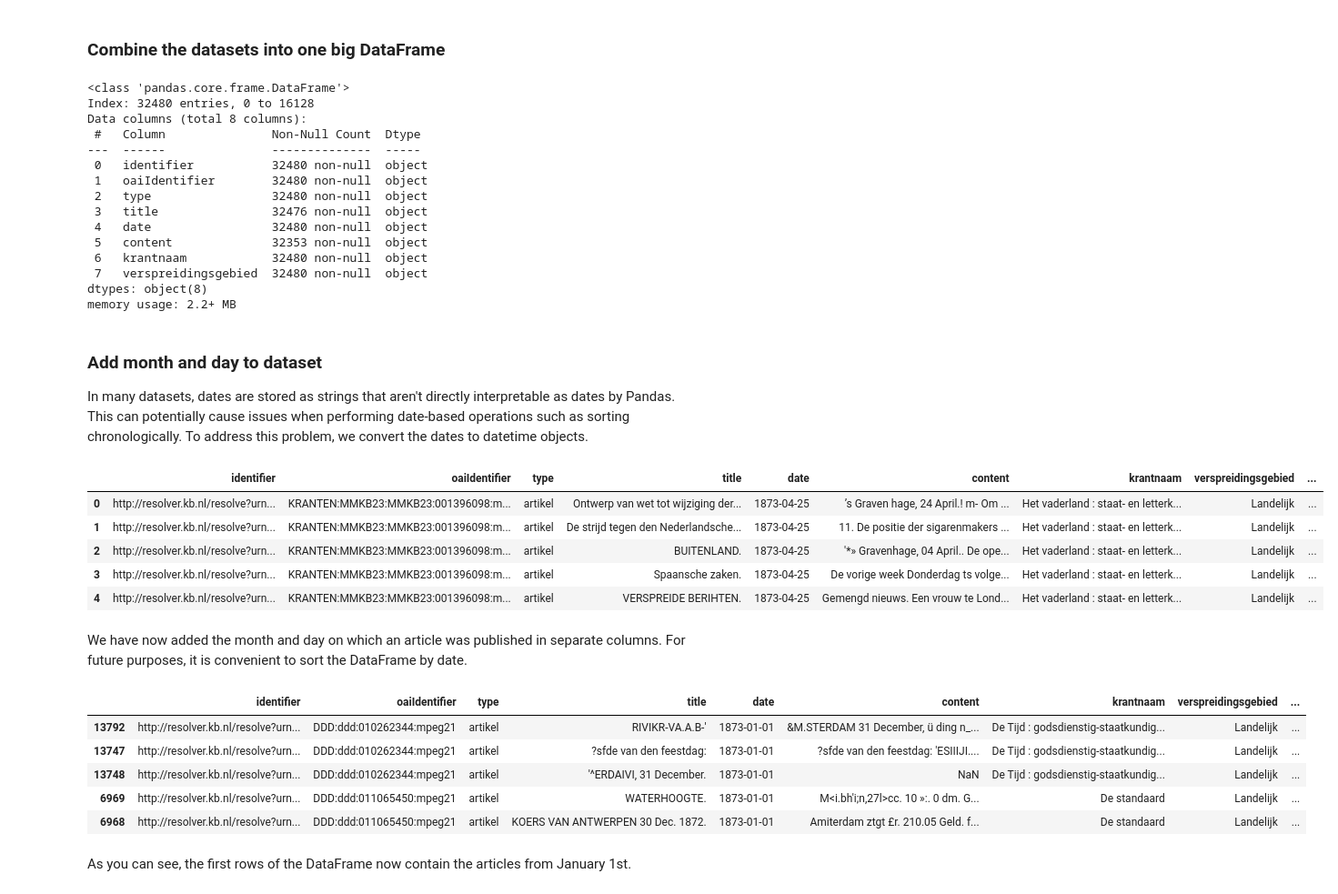
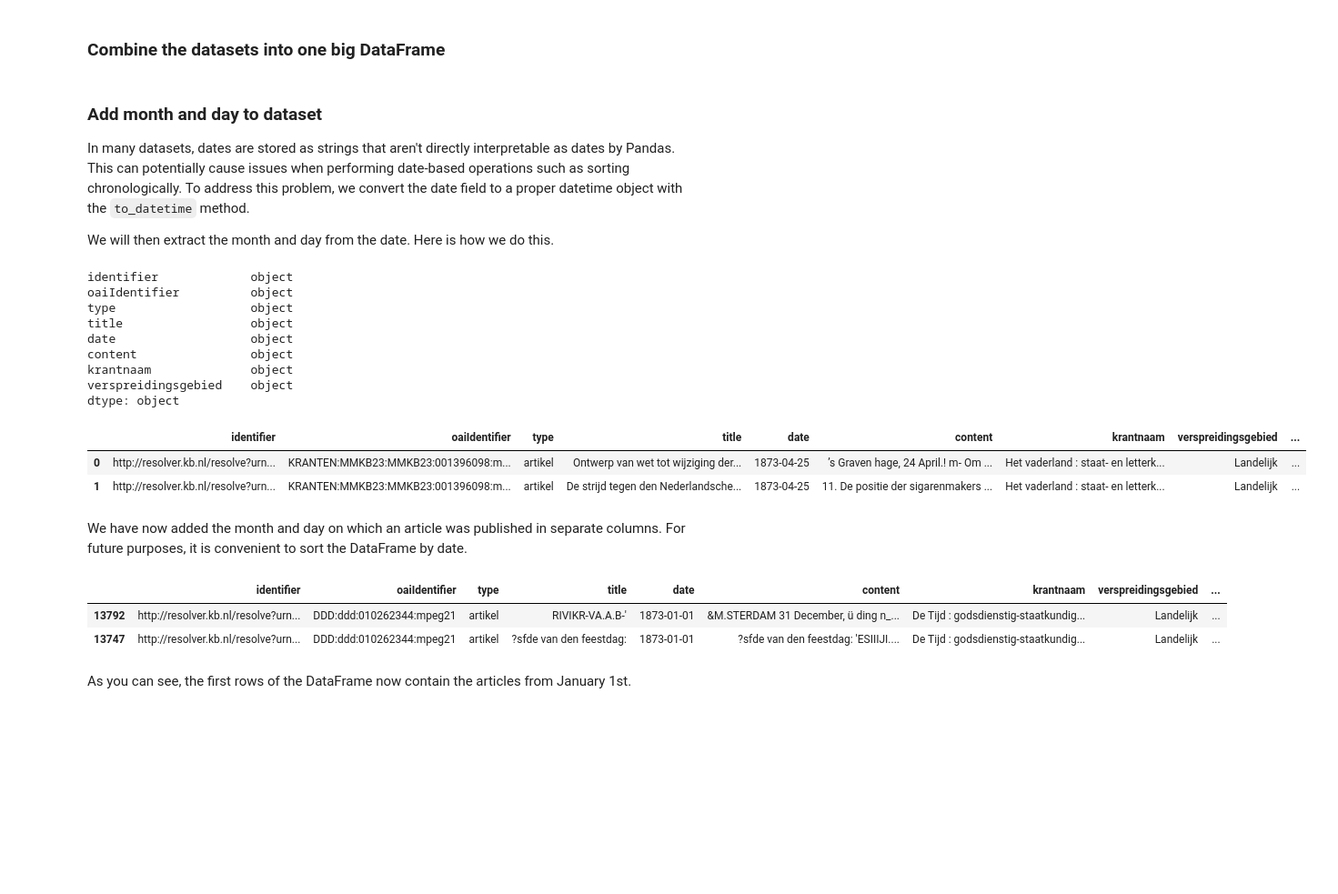
Before and after one commit to KBNLresearch/TutorialSummerschool, a Jupyter notebook: 02_Loading_data_and_visualizing_corpus.ipynb, the cells around one changed output. Shown at 91% size. Cells and saved outputs as stored; diff of their text form; code cells hidden in the pictures; blank space fills up the shorter version.

```diff
--- a/02_Loading_data_and_visualizing_corpus.ipynb
+++ b/02_Loading_data_and_visualizing_corpus.ipynb
@@ -69,56 +60,46 @@ tijd.head(2)
 ### Combine the datasets into one big DataFrame
 # %%
 data = pd.concat([vaderland, standaard, tijd])
-# %%
-data.info()
-# %% [output]
-<class 'pandas.core.frame.DataFrame'>
-Index: 32480 entries, 0 to 16128
-Data columns (total 8 columns):
- #   Column               Non-Null Count  Dtype
----  ------               --------------  -----
- 0   identifier           32480 non-null  object
- 1   oaiIdentifier        32480 non-null  object
- 2   type                 32480 non-null  object
- 3   title                32476 non-null  object
- 4   date                 32480 non-null  object
- 5   content              32353 non-null  object
- 6   krantnaam            32480 non-null  object
- 7   verspreidingsgebied  32480 non-null  object
-dtypes: object(8)
-memory usage: 2.2+ MB
 # %% [markdown]
 ### Add month and day to dataset
 
 In many datasets, dates are stored as strings that aren't directly interpretable as dates by Pandas.
 This can potentially cause issues when performing date-based operations such as sorting chronologically.
-To address this problem, we convert the dates to datetime objects.
+To address this problem, we convert the date field to a proper datetime object with the `to_datetime` method.
+
+We will then extract the month and day from the date. Here is how we do this.
+# %%
+data.dtypes
+# %% [output]
+identifier             object
+oaiIdentifier          object
+type                   object
+title                  object
+date                   object
+content                object
+krantnaam              object
+verspreidingsgebied    object
+dtype: object
 # %%
 data["date"] = pd.to_datetime(data["date"])
 # %%
 data['month'] = data['date'].dt.strftime("%B")
 data['day'] = data['date'].dt.strftime("%A")
 # %%
-data.head()
+data.head(2)
 # %% [output]
 |  | identifier | oaiIdentifier | type | title | date | content | krantnaam | verspreidingsgebied | ... |
 | 0 | http://resolver.kb.nl/resolve?urn... | KRANTEN:MMKB23:MMKB23:001396098:m... | artikel | Ontwerp van wet tot wijziging der... | 1873-04-25 | ’s Graven hage, 24 April.! m- Om ... | Het vaderland : staat- en letterk... | Landelijk | ... |
 | 1 | http://resolver.kb.nl/resolve?urn... | KRANTEN:MMKB23:MMKB23:001396098:m... | artikel | De strijd tegen den Nederlandsche... | 1873-04-25 | 11. De positie der sigarenmakers ... | Het vaderland : staat- en letterk... | Landelijk | ... |
-| 2 | http://resolver.kb.nl/resolve?urn... | KRANTEN:MMKB23:MMKB23:001396098:m... | artikel | BUITENLAND. | 1873-04-25 | '*» Gravenhage, 04 April.. De ope... | Het vaderland : staat- en letterk... | Landelijk | ... |
-| 3 | http://resolver.kb.nl/resolve?urn... | KRANTEN:MMKB23:MMKB23:001396098:m... | artikel | Spaansche zaken. | 1873-04-25 | De vorige week Donderdag ts volge... | Het vaderland : staat- en letterk... | Landelijk | ... |
-| 4 | http://resolver.kb.nl/resolve?urn... | KRANTEN:MMKB23:MMKB23:001396098:m... | artikel | VERSPREIDE BERIHTEN. | 1873-04-25 | Gemengd nieuws. Een vrouw te Lond... | Het vaderland : staat- en letterk... | Landelijk | ... |
 # %% [markdown]
 We have now added the month and day on which an article was published in separate columns. For future purposes, it is convenient to sort the DataFrame by date.
 # %%
 data = data.sort_values(by='date')
-data.head()
+data.head(2)
 # %% [output]
 |  | identifier | oaiIdentifier | type | title | date | content | krantnaam | verspreidingsgebied | ... |
 | 13792 | http://resolver.kb.nl/resolve?urn... | DDD:ddd:010262344:mpeg21 | artikel | RIVIKR-VA.A.B-' | 1873-01-01 | &M.STERDAM 31 December, ü ding n_... | De Tĳd : godsdienstig-staatkundig... | Landelijk | ... |
 | 13747 | http://resolver.kb.nl/resolve?urn... | DDD:ddd:010262344:mpeg21 | artikel | ?sfde van den feestdag: | 1873-01-01 | ?sfde van den feestdag: 'ESIIIJI.... | De Tĳd : godsdienstig-staatkundig... | Landelijk | ... |
-| 13748 | http://resolver.kb.nl/resolve?urn... | DDD:ddd:010262344:mpeg21 | artikel | '^ERDAIVI, 31 December. | 1873-01-01 | NaN | De Tĳd : godsdienstig-staatkundig... | Landelijk | ... |
-| 6969 | http://resolver.kb.nl/resolve?urn... | DDD:ddd:011065450:mpeg21 | artikel | WATERHOOGTE. | 1873-01-01 | M<i.bh'i;n,27l>cc. 10 »:. 0 dm. G... | De standaard | Landelijk | ... |
-| 6968 | http://resolver.kb.nl/resolve?urn... | DDD:ddd:011065450:mpeg21 | artikel | KOERS VAN ANTWERPEN 30 Dec. 1872. | 1873-01-01 | Amiterdam ztgt £r. 210.05 Geld. f... | De standaard | Landelijk | ... |
 # %% [markdown]
 As you can see, the first rows of the DataFrame now contain the articles from January 1st.
 # %% [markdown]
```
Also changed, not shown: parts of 23 cells of this notebook.
